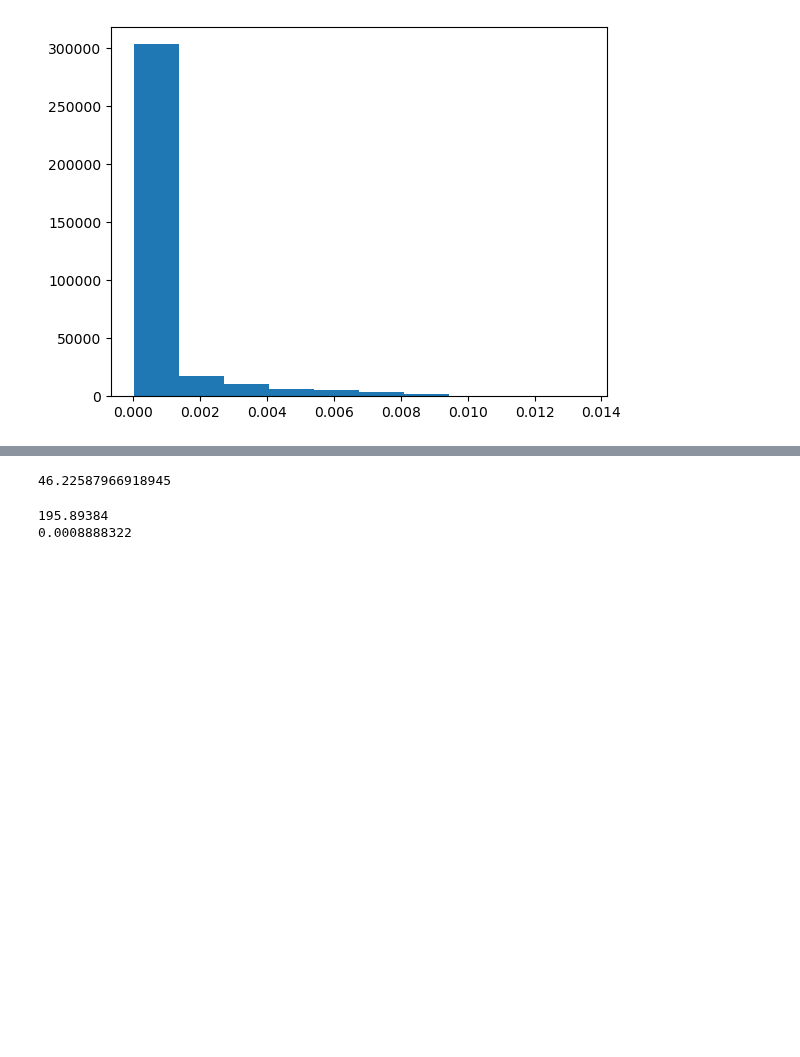
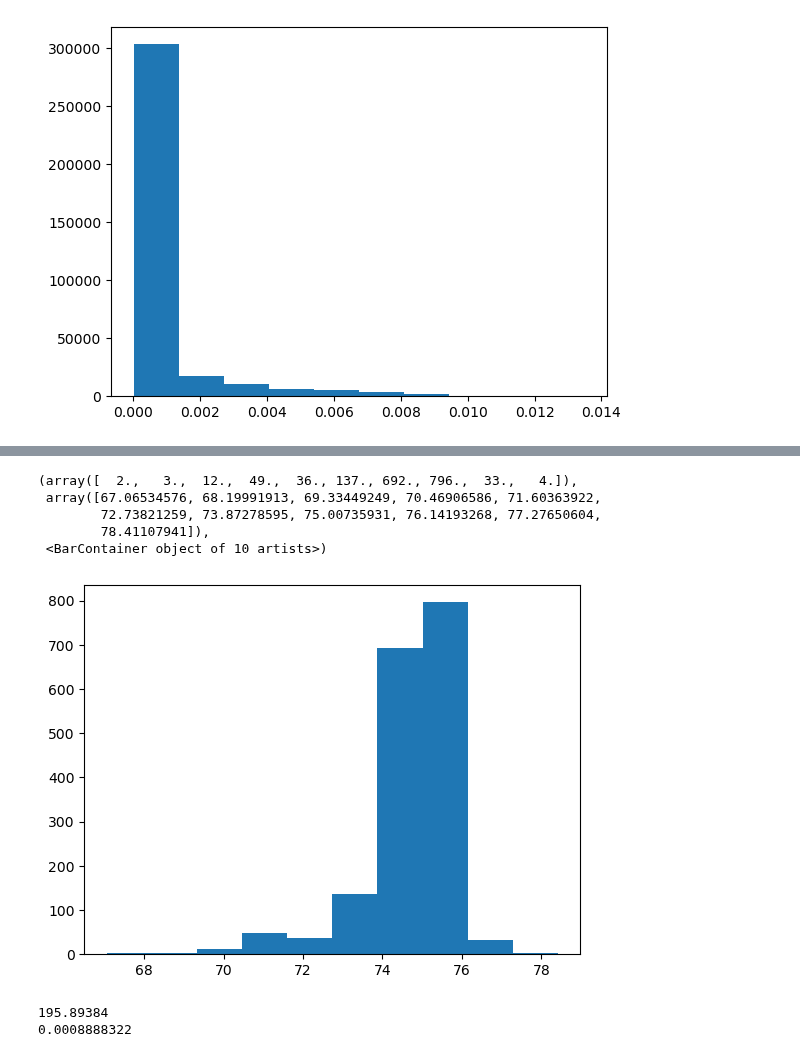
Before and after one commit to lucmonl/mlopt, a Jupyter notebook: notebook/transformer.ipynb, the cells around one changed output, grey strips where cells are left out. Cells and saved outputs as stored; diff of their text form; code cells hidden in the pictures; blank space fills up the shorter version.

```diff
--- a/notebook/transformer.ipynb
+++ b/notebook/transformer.ipynb
@@ -68,9 +70,15 @@ results/cifar/CrossEntropyLoss/sgd/dinov2_vit_base/patch_size_14/lr_0.0/moment_0
 # %%
 import numpy as np
+import matplotlib.pyplot as plt
 np.array(output_norm).shape
-np.max(np.array(output_norm))
+plt.hist(np.array(output_norm).reshape(-1))
 # %% [output]
-46.22587966918945
+(array([  2.,   3.,  12.,  49.,  36., 137., 692., 796.,  33.,   4.]),
+ array([67.06534576, 68.19991913, 69.33449249, 70.46906586, 71.60363922,
+        72.73821259, 73.87278595, 75.00735931, 76.14193268, 77.27650604,
+        78.41107941]),
+ <BarContainer object of 10 artists>)
+[figure, added]
 # %%
 import numpy as np
 print(np.sum(attention_maps[0]))
```
Also changed, not shown: parts of 2 cells of this notebook, 12 other files.
